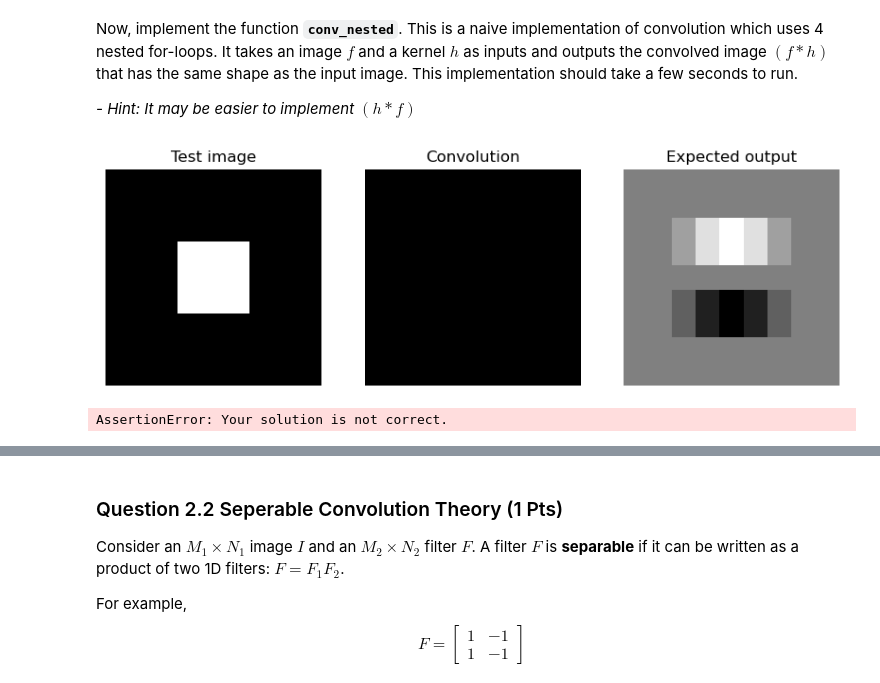
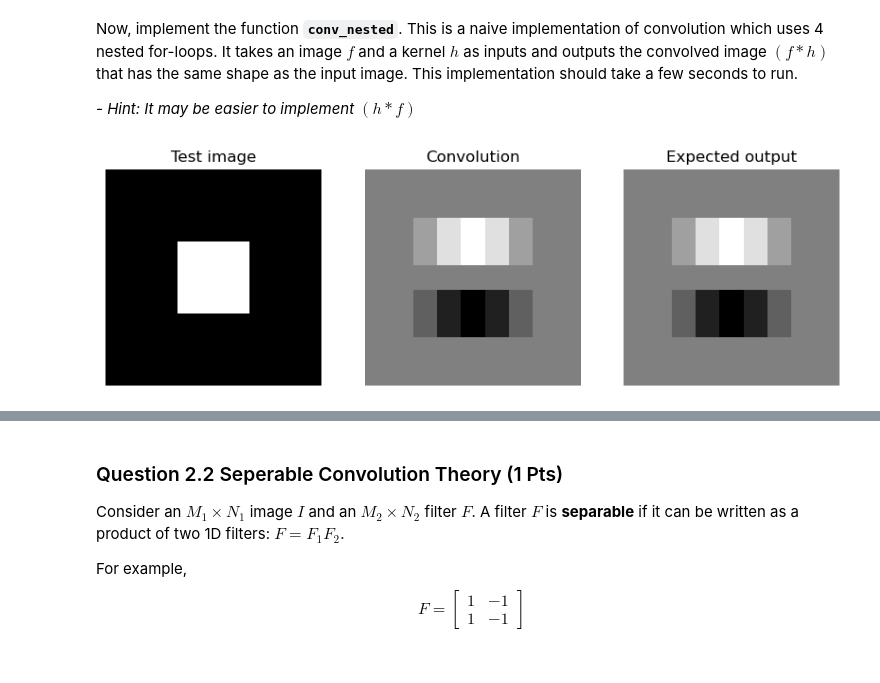
Before and after one commit to eliaslehner/computer_vision, a Jupyter notebook: 02/exercise_2.ipynb, the cells around one changed output, grey strips where cells are left out. Drawn from its saved outputs; the diff is of its cells as text; code cells hidden in the pictures.

```diff
--- a/02/exercise_2.ipynb
+++ b/02/exercise_2.ipynb
@@ -282,7 +282,16 @@ def conv_nested(image, kernel):
     out = np.zeros((Hi, Wi))
 
     # *****BEGINNING OF YOUR CODE (DO NOT DELETE THIS LINE)*****
-    pass
+
+    kernel_flipped = np.flip(np.flip(kernel, axis=0), axis=1)
+    pad_h = Hk // 2
+    pad_w = Wk // 2
+    padded_image = np.pad(image, ((pad_h, pad_h), (pad_w, pad_w)), mode='constant')
+    for i in range(Hi):
+        for j in range(Wi):
+            for m in range(Hk):
+                for n in range(Wk):
+                    out[i, j] += kernel_flipped[m, n] * padded_image[i + m, j + n]
     # *****END OF YOUR CODE (DO NOT DELETE THIS LINE)*****
 
     return out
@@ -311,34 +320,33 @@ expected_output[2:4, 5:6] = 3
 expected_output[2:4, 4:5] = 4
 
 expected_output[5:7, 2:3] = -1
 expected_output[5:7, 6:7] = -1
 expected_output[5:7, 3:4] = -3
 expected_output[5:7, 5:6] = -3
 expected_output[5:7, 4:5] = -4
 
 # Plot the test image
 plt.subplot(1,3,1)
 plt.imshow(test_img)
 plt.title('Test image')
 plt.axis('off')
 
 # Plot your convolved image
 plt.subplot(1,3,2)
 plt.imshow(test_output)
 plt.title('Convolution')
 plt.axis('off')
 
 # Plot the expected output
 plt.subplot(1,3,3)
 plt.imshow(expected_output)
 plt.title('Expected output')
 plt.axis('off')
 plt.show()
 
 # Test if the output matches expected output
 assert np.max(test_output - expected_output) < 1e-10, "Your solution is not correct."
 # %% [output]
-[figure, old version]
+[figure, new version]
-AssertionError: Your solution is not correct.
 # %%
 # Feel free to change the kernel to see different outputs.
```
Also changed, not shown: parts of 11 cells of this notebook.
